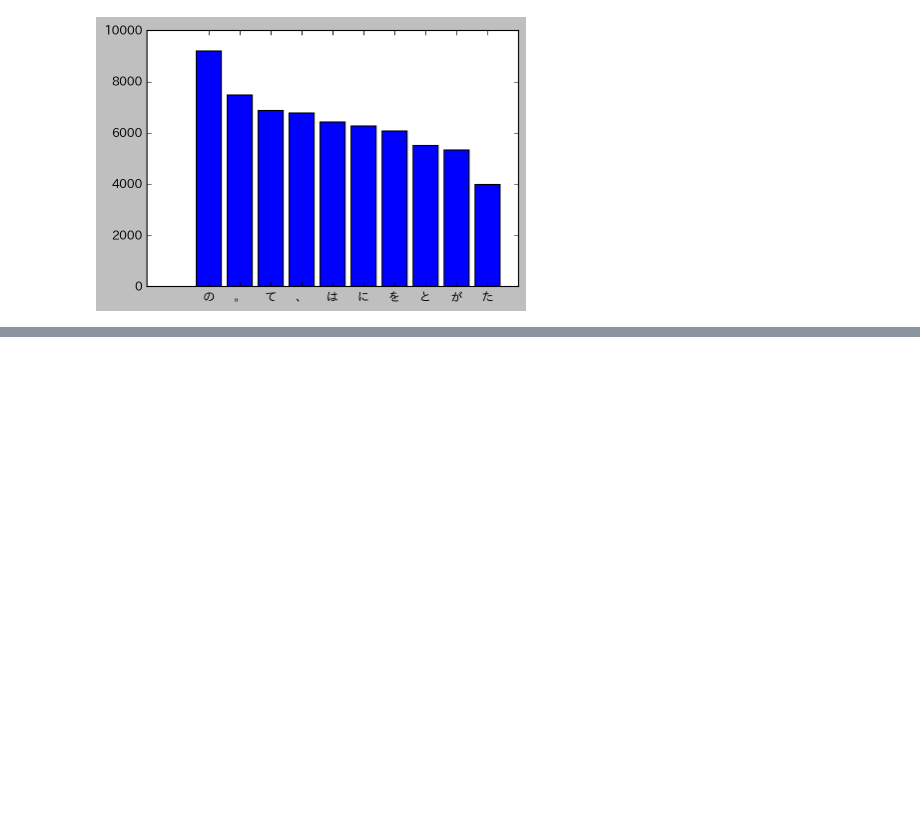
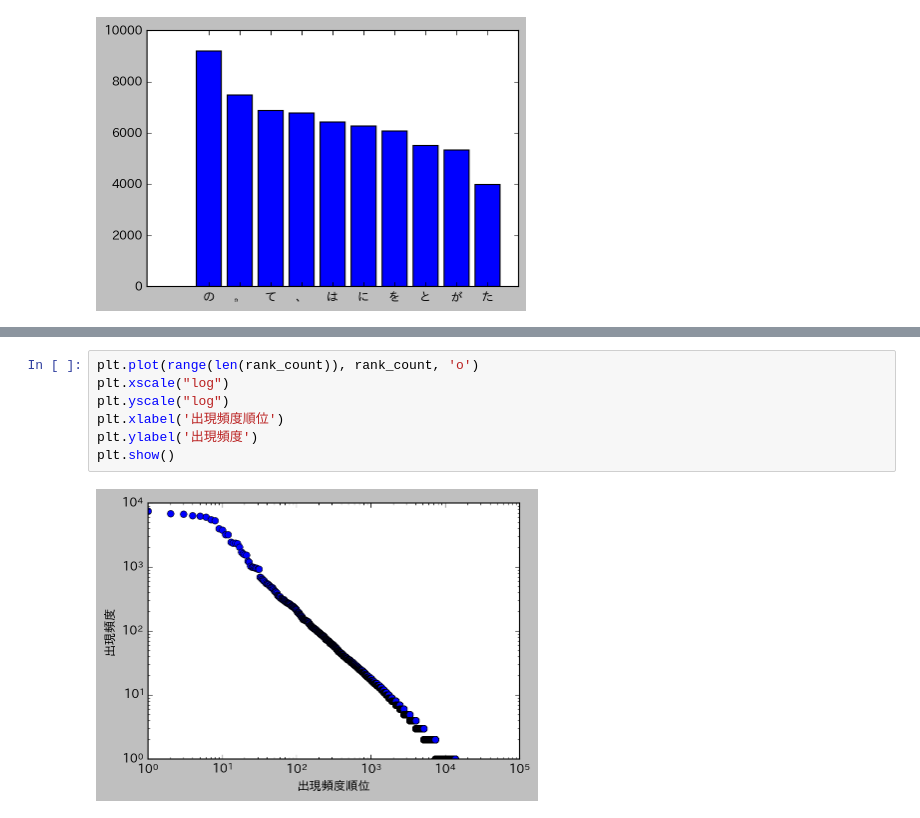
Before and after one commit to ObaTakeshi/NLP100knocks, a Jupyter notebook: q_04.ipynb, the cells around one changed output, grey strips where cells are left out. Cells and saved outputs as stored; diff of their text form; blank space fills up the shorter version.

```diff
--- a/q_04.ipynb
+++ b/q_04.ipynb
@@ -114,0 +129,9 @@ plt.show()
+# %%
+plt.plot(range(len(rank_count)), rank_count, 'o')
+plt.xscale("log")
+plt.yscale("log")
+plt.xlabel('出現頻度順位')
+plt.ylabel('出現頻度')
+plt.show()
+# %% [output]
+[figure, added]
```
Also changed, not shown: parts of 3 cells of this notebook.
